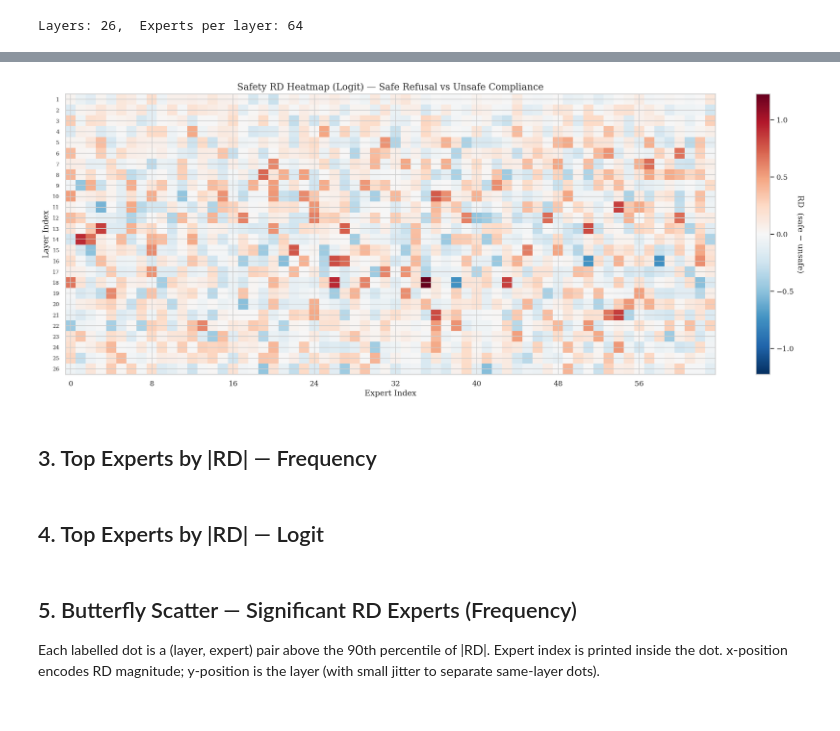
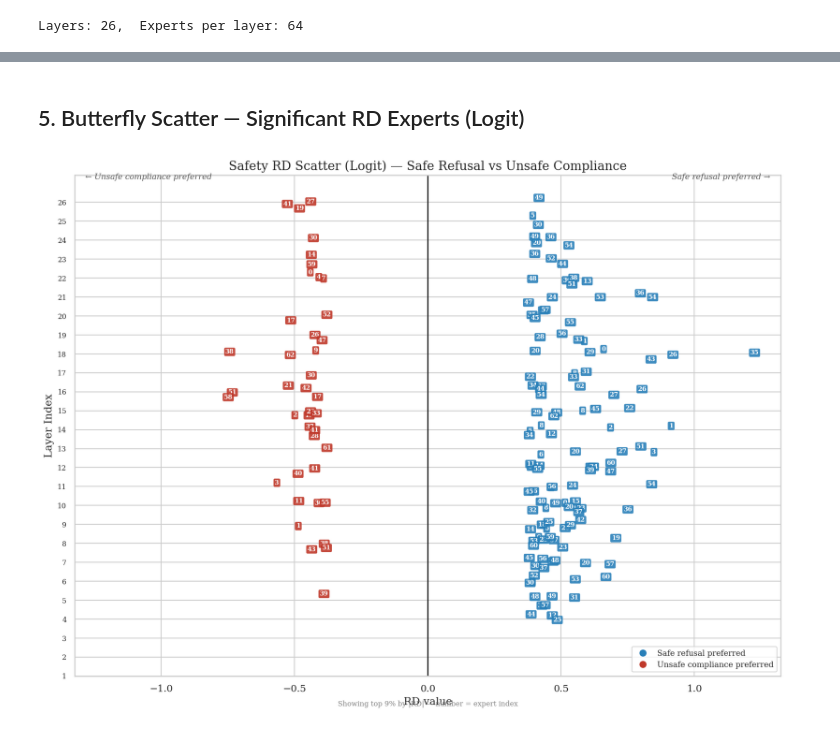
Before and after one commit to Johnwchampion/Individual-Project-25-26, a Jupyter notebook: stage1/analysis/02_rd_safety.ipynb, the cells around one changed output, grey strips where cells are left out. Saved outputs shown, nothing was run; the diff lists cells and outputs as text; code cells hidden in the pictures.

Commit message:
Progress on stage 2 results, analysis, and stage 1 plots

```diff
--- a/stage1/analysis/02_rd_safety.ipynb
+++ b/stage1/analysis/02_rd_safety.ipynb
@@ -16,19 +16,19 @@ import sys
 import os
 import numpy as np
 import matplotlib.pyplot as plt
-import matplotlib.ticker as ticker
-import seaborn as sns
+from matplotlib.lines import Line2D
+from matplotlib.patches import Patch
+from scipy import stats
+import pandas as pd
 
 sys.path.insert(0, os.path.join('..', 'src'))
 from rd_utils import load_rd
 
+import seaborn as sns
 sns.set_theme(style='whitegrid', font='serif')
 plt.rcParams.update({
-    'font.family': 'serif',
-    'font.size': 12,
-    'axes.titlesize': 14,
-    'axes.labelsize': 12,
-    'figure.dpi': 150,
+    'font.family': 'serif', 'font.size': 12,
+    'axes.titlesize': 14, 'axes.labelsize': 12, 'figure.dpi': 150
 })
 
 RD_FREQ_PATH  = '/scratch/sc23jc3/results/rd_safety.json'
@@ -81,7 +163,9 @@ plot_heatmap(rd_freq, layers_sorted,
+# %% [markdown]
+## 5. Butterfly Scatter — Significant RD Experts (Logit)
 # %%
-plot_heatmap(rd_logit, layers_sorted,
-             'Safety RD Heatmap (Logit) — Safe Refusal vs Unsafe Compliance')
+plot_butterfly(rd_logit, layers_sorted,
+               label_a='Safe refusal', label_b='Unsafe compliance',
+               title='Safety RD Scatter (Logit) — Safe Refusal vs Unsafe Compliance',
+               filename='safety_rd_butterfly_logit.png')
 # %% [output]
-[figure, old version]
+[figure, new version]
-# %% [markdown]
-## 3. Top Experts by |RD| — Frequency
@@ -108,2 +171,0 @@ top_experts_table(rd_freq)
-# %% [markdown]
-## 4. Top Experts by |RD| — Logit
@@ -113,4 +171,0 @@ top_experts_table(rd_logit)
-# %% [markdown]
-## 5. Butterfly Scatter — Significant RD Experts (Frequency)
-
-Each labelled dot is a (layer, expert) pair above the 90th percentile of |RD|. Expert index is printed inside the dot. x-position encodes RD magnitude; y-position is the layer (with small jitter to separate same-layer dots).
```
Also changed, not shown: parts of 17 cells of this notebook, 10 other files.
